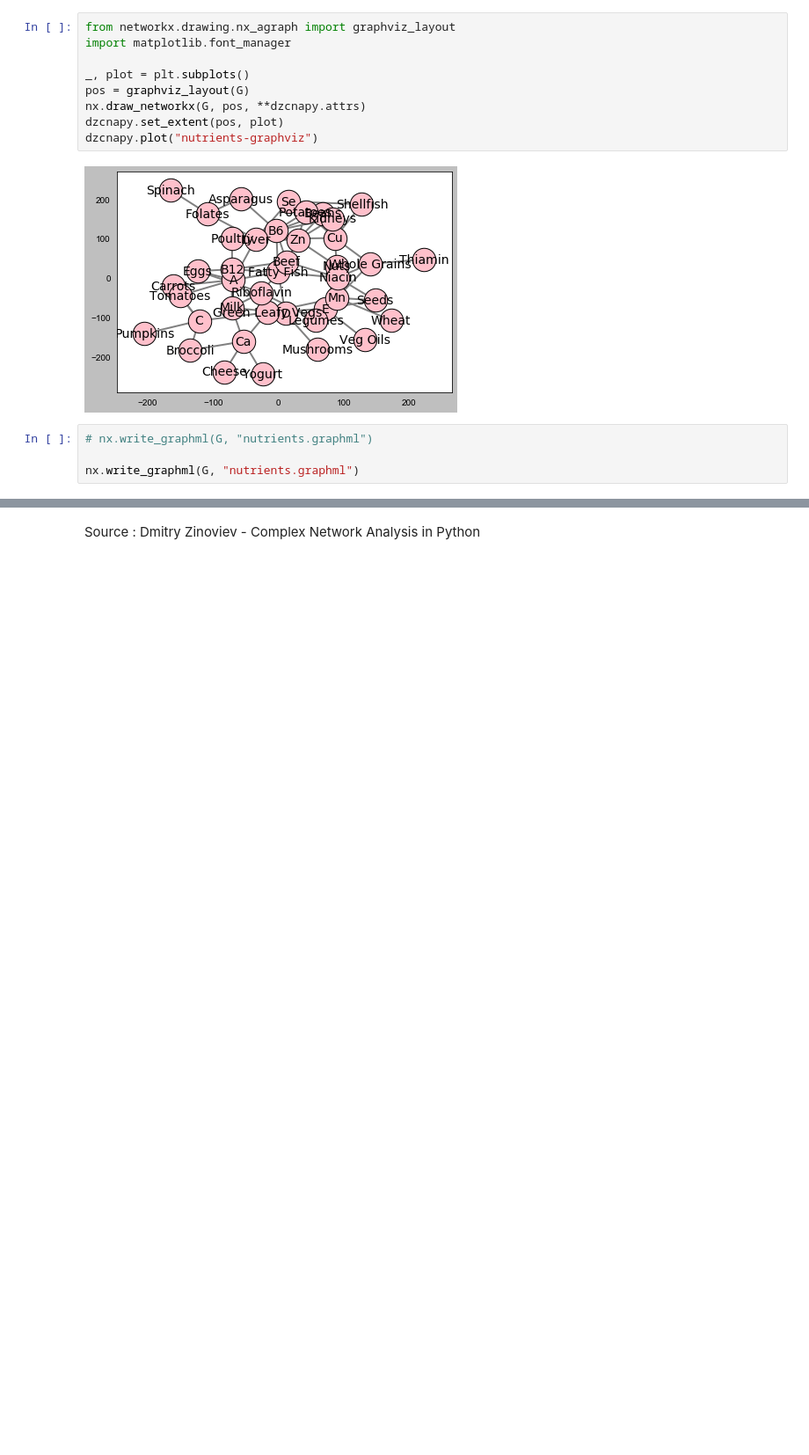
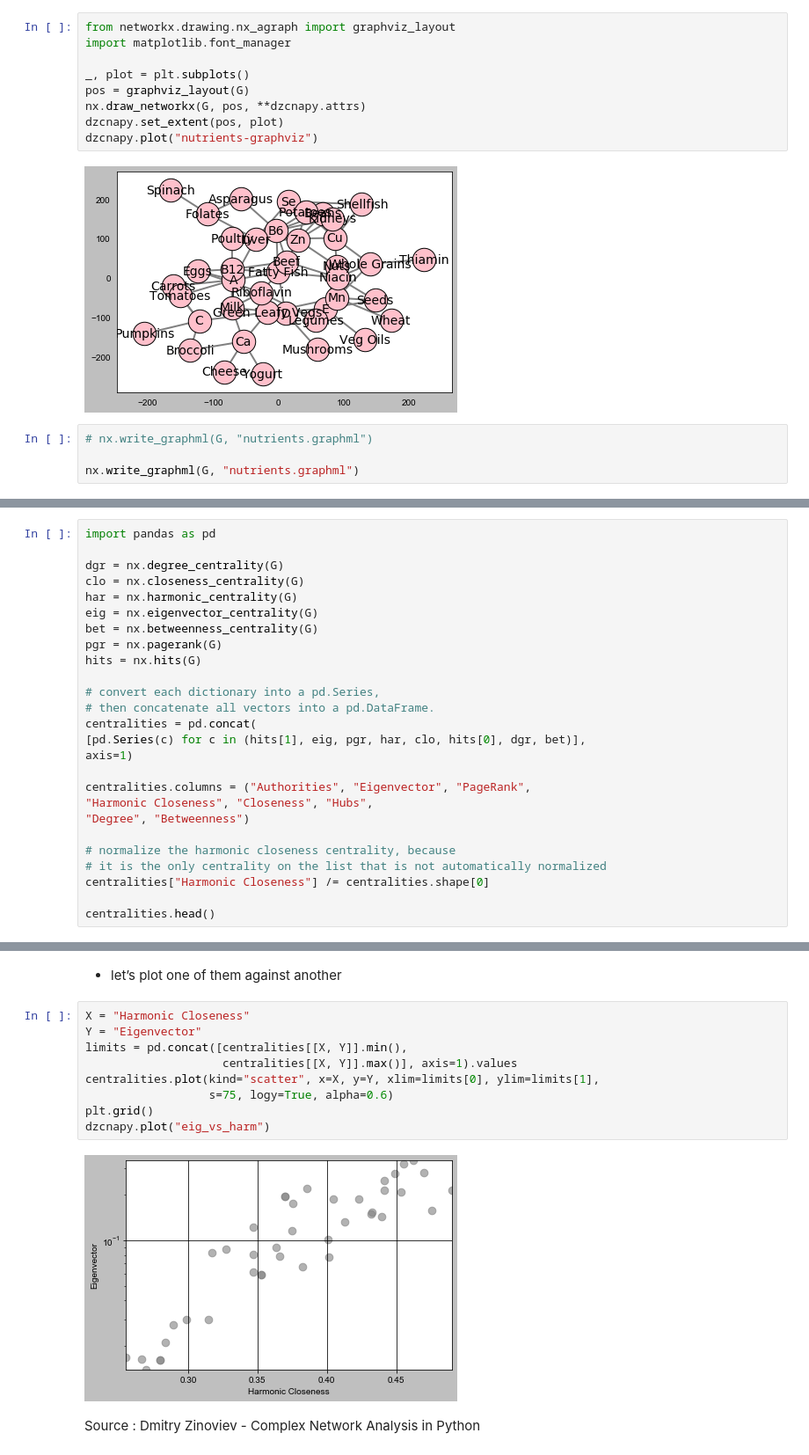
Before and after one commit to kurtsenol/phyton_practices, a Jupyter notebook: Network/Network_2.ipynb, the cells around one changed output, grey strips where cells are left out. Shown at 88% size. Drawn from its saved outputs; the diff is of its cells as text; blank space fills up the shorter version.

```diff
--- a/Network/Network_2.ipynb
+++ b/Network/Network_2.ipynb
@@ -183,0 +217,26 @@ nx.write_graphml(G, "nutrients.graphml")
+# %%
+import pandas as pd
+
+dgr = nx.degree_centrality(G)
+clo = nx.closeness_centrality(G)
+har = nx.harmonic_centrality(G)
+eig = nx.eigenvector_centrality(G)
+bet = nx.betweenness_centrality(G)
+pgr = nx.pagerank(G)
+hits = nx.hits(G)
+
+# convert each dictionary into a pd.Series,
+# then concatenate all vectors into a pd.DataFrame.
+centralities = pd.concat(
+[pd.Series(c) for c in (hits[1], eig, pgr, har, clo, hits[0], dgr, bet)],
+axis=1)
+
+centralities.columns = ("Authorities", "Eigenvector", "PageRank",
+"Harmonic Closeness", "Closeness", "Hubs",
+"Degree", "Betweenness")
+
+# normalize the harmonic closeness centrality, because
+# it is the only centrality on the list that is not automatically normalized
+centralities["Harmonic Closeness"] /= centralities.shape[0]
+
+centralities.head()
@@ -184,2 +336,15 @@ nx.write_graphml(G, "nutrients.graphml")
+# %% [markdown]
+* let’s plot one of them against another
+# %%
+X = "Harmonic Closeness"
+Y = "Eigenvector"
+limits = pd.concat([centralities[[X, Y]].min(),
+                    centralities[[X, Y]].max()], axis=1).values
+centralities.plot(kind="scatter", x=X, y=Y, xlim=limits[0], ylim=limits[1],
+                  s=75, logy=True, alpha=0.6)
+plt.grid()
+dzcnapy.plot("eig_vs_harm")
+# %% [output]
+[figure, added]
 # %% [markdown]
 Source : Dmitry Zinoviev - Complex Network Analysis in Python
```
Also changed, not shown: parts of 17 cells of this notebook, 3 other files.
